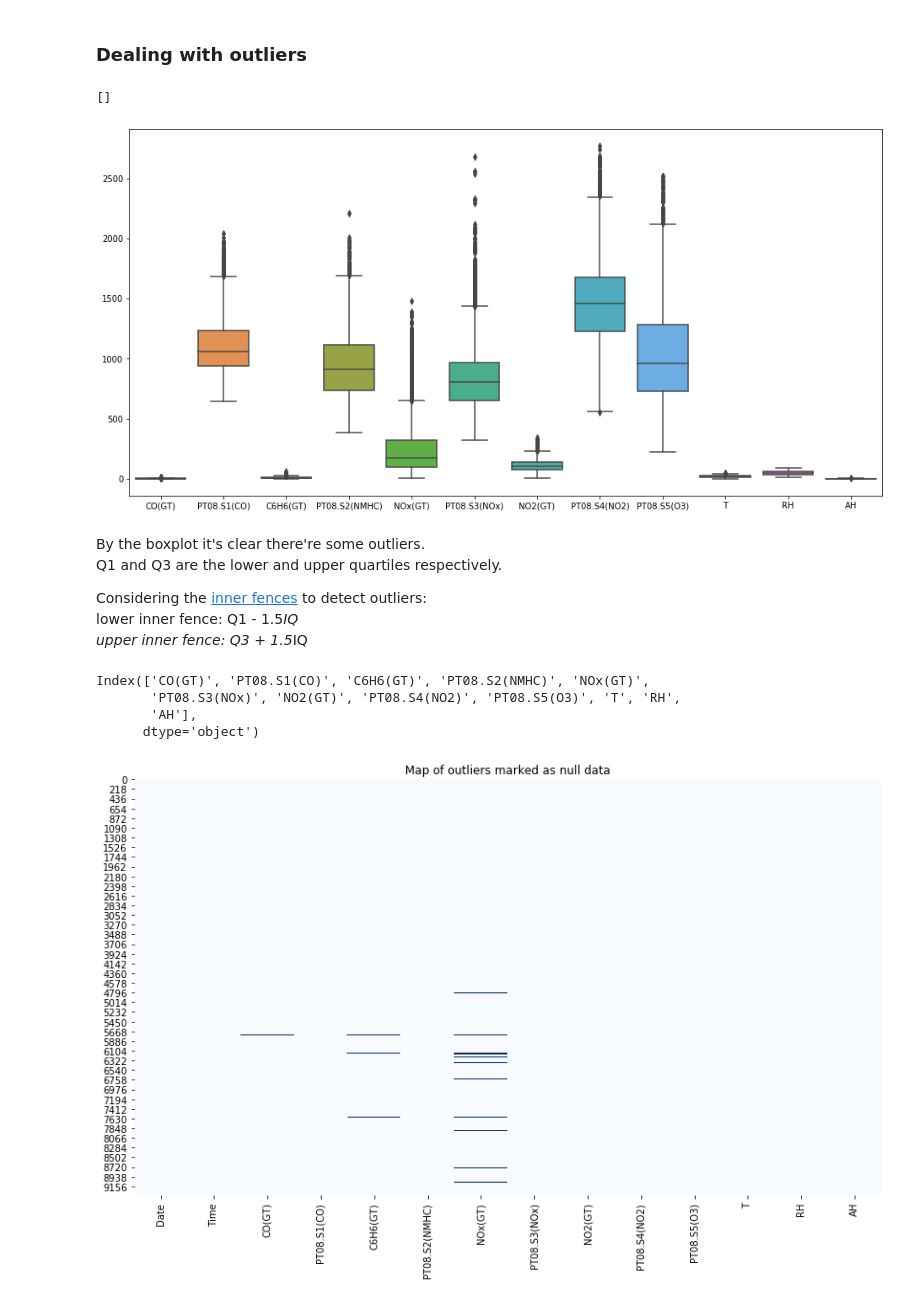
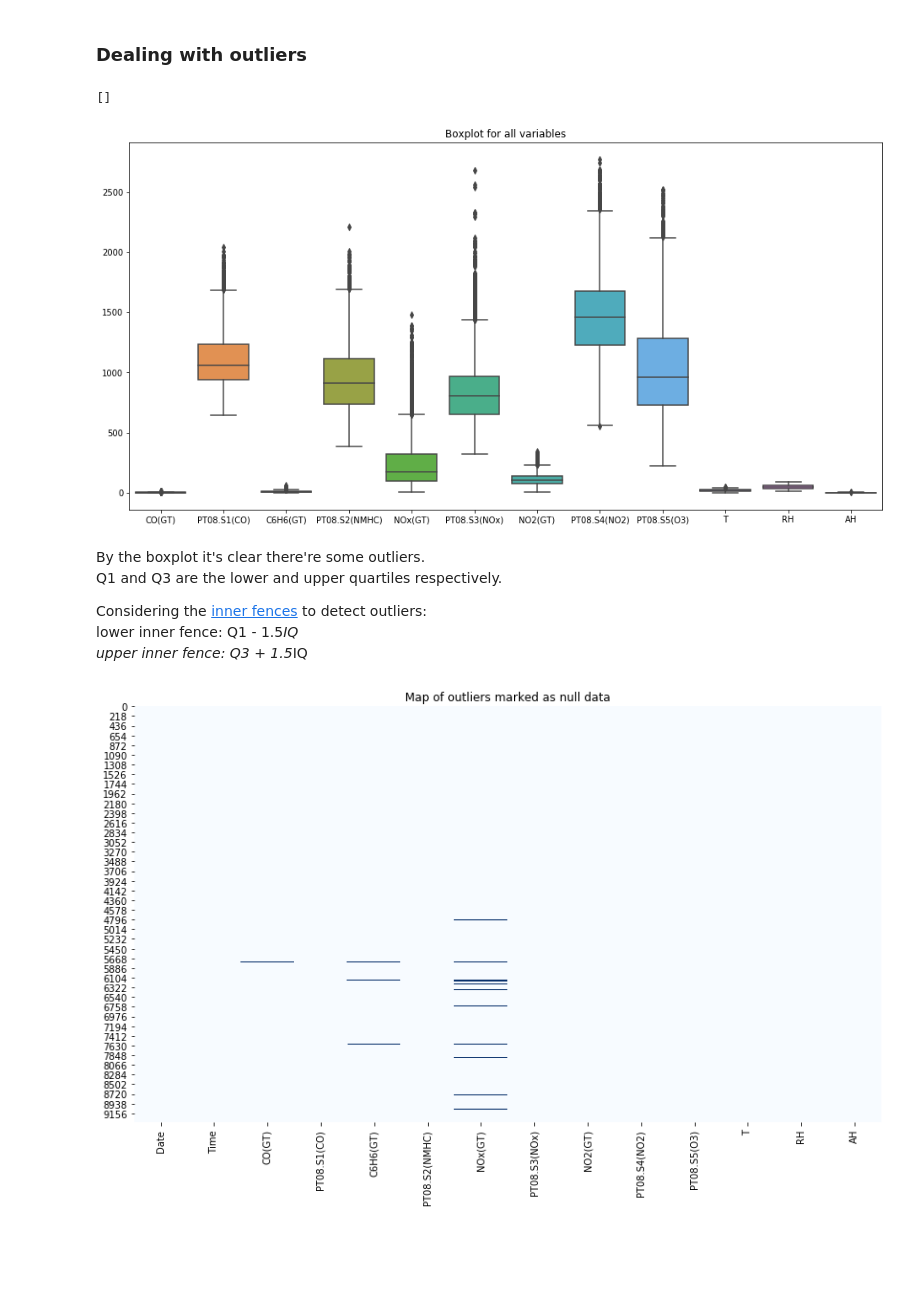
Before and after one commit to elisiojsj/Data-Science, a Jupyter notebook: CO_concentration-analysis.ipynb, the cells around one changed output. Cells and saved outputs as stored; diff of their text form; code cells hidden in the pictures; blank space fills up the shorter version.

```diff
--- a/CO_concentration-analysis.ipynb
+++ b/CO_concentration-analysis.ipynb
@@ -158,11 +158,11 @@ All missing values were gone!
 # %%
 # showing the boxplot for all variables (except Date and Time)
 plt.figure(figsize=(16,8))
-sns.boxplot(data=df.loc[:, 'CO(GT)':'AH'])
+sns.boxplot(data=df.loc[:, 'CO(GT)':'AH']).set_title("Boxplot for all variables")
 plt.plot()
 # %% [output]
 []
-[figure, old version]
+[figure, new version]
 # %% [markdown]
 By the boxplot it's clear there're some outliers.<br>
 Q1 and Q3 are the lower and upper quartiles respectively.<br>
@@ -170,13 +170,6 @@ Q1 and Q3 are the lower and upper quartiles respectively.<br>
 Considering the [inner fences](https://www.itl.nist.gov/div898/handbook/prc/section1/prc16.htm) to detect outliers:<br>
 lower inner fence: Q1 - 1.5*IQ<br>
 upper inner fence: Q3 + 1.5*IQ
-# %%
-df.columns[2:]
-# %% [output]
-Index(['CO(GT)', 'PT08.S1(CO)', 'C6H6(GT)', 'PT08.S2(NMHC)', 'NOx(GT)',
-       'PT08.S3(NOx)', 'NO2(GT)', 'PT08.S4(NO2)', 'PT08.S5(O3)', 'T', 'RH',
-       'AH'],
-      dtype='object')
 # %%
 # go through all the columns (starting from column CO(GT)),
 # calculate the outlier's fences and mark as null each value that
```
Also changed, not shown: parts of 8 cells of this notebook.
